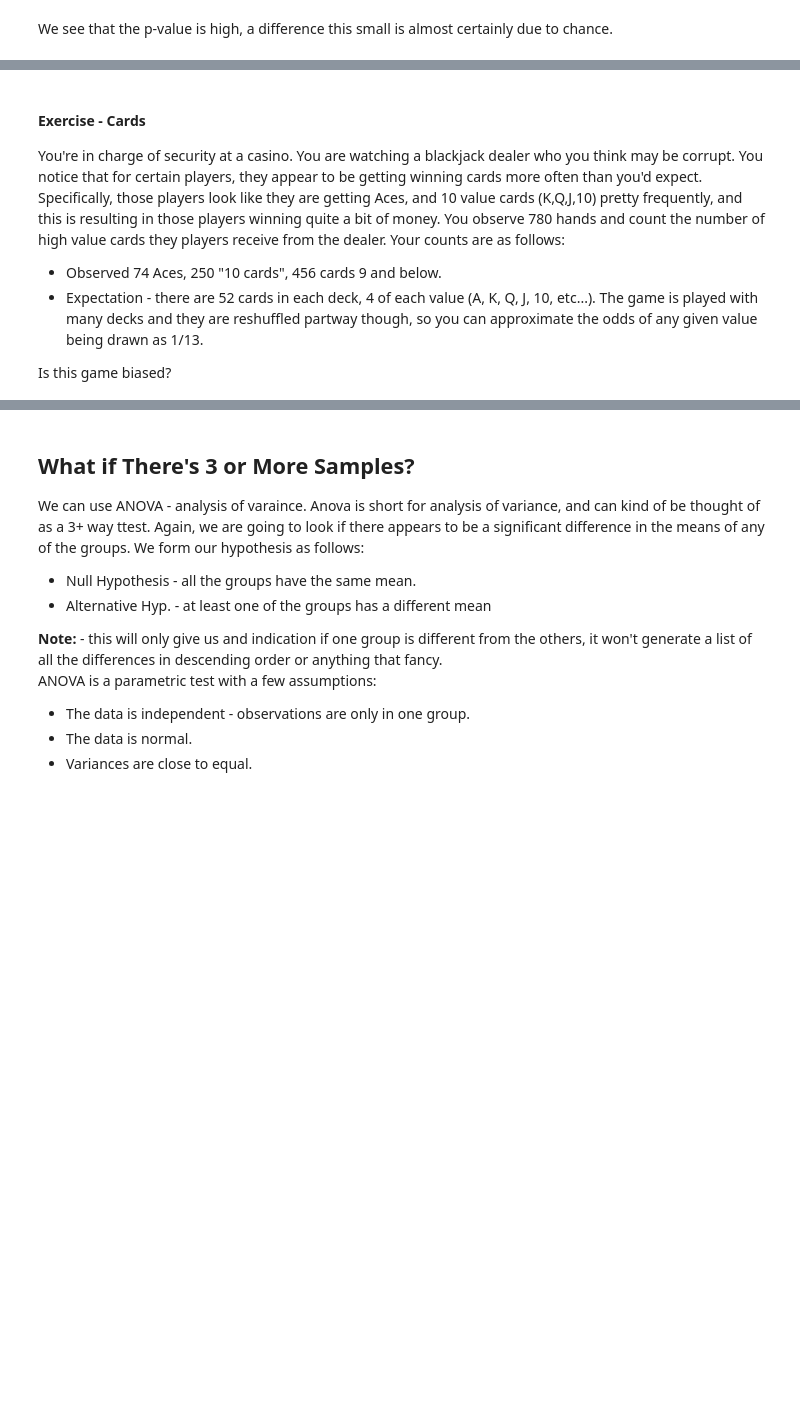
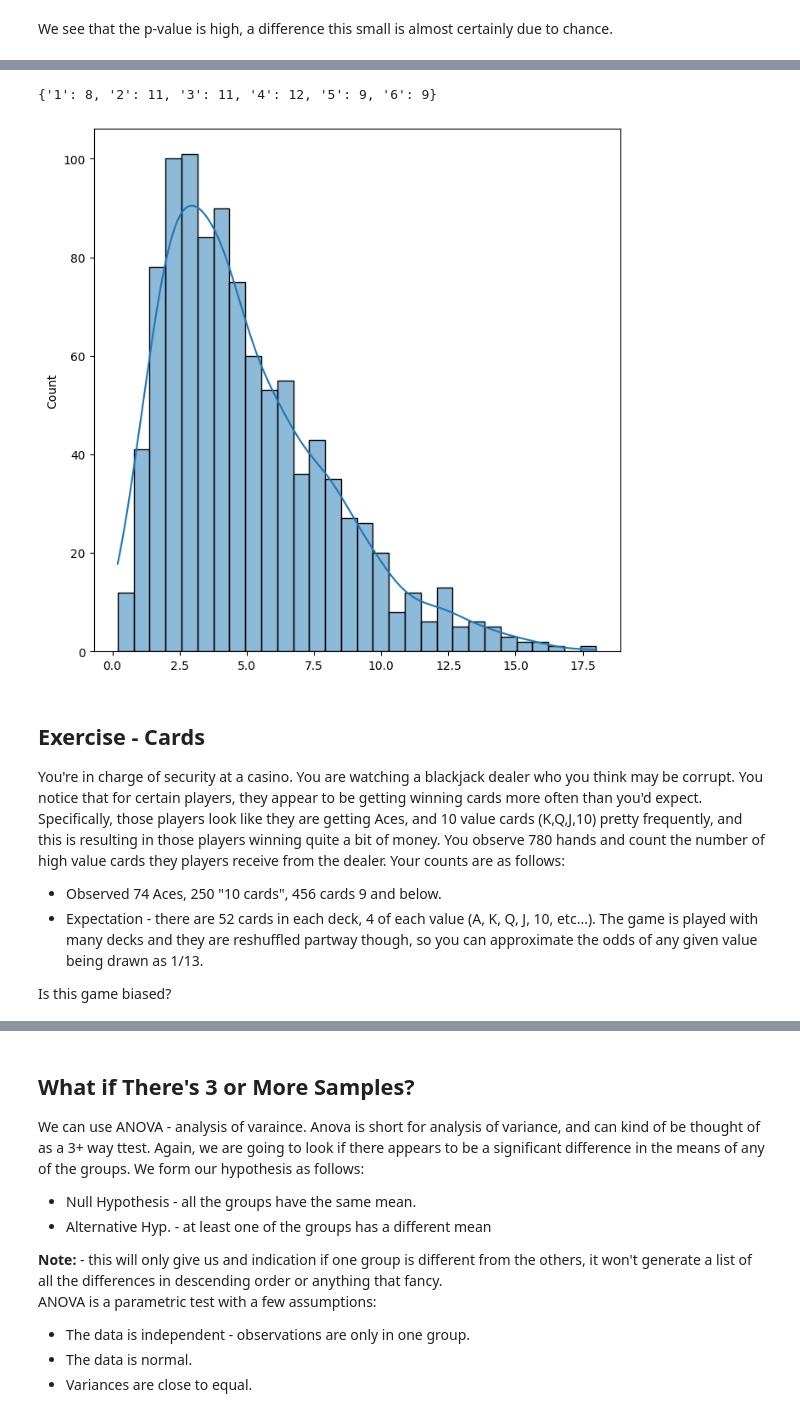
Before and after one commit to AkeemSemperDataScience/Basic_Stats_in_Python_Student_Repository, a Jupyter notebook: 017_Hypothesis_Test_2.ipynb, the cells around one changed output, grey strips where cells are left out. Cells and saved outputs as stored; diff of their text form; code cells hidden in the pictures; blank space fills up the shorter version.

```diff
--- a/017_Hypothesis_Test_2.ipynb
+++ b/017_Hypothesis_Test_2.ipynb
@@ -200,5 +209,33 @@ We see that the p-value is high, a difference this small is almost certainly due
+# %%
+def doRoll(sides=6):
+    side_rolled = np.random.randint(1, sides + 1)
+    return side_rolled
+def calc_chi2(observed, expected):
+    return np.sum((observed - expected) ** 2 / expected)
+
+trials = 1000
+rollsPerTrial = 60
+testStatistics = []
+for i in range(trials):
+    rollsByIndex = {"1": 0, "2": 0, "3": 0, "4": 0, "5": 0, "6": 0}
+    testStats = []
+    for j in range(rollsPerTrial):
+        roll = doRoll()
+        rollsByIndex[str(roll)] = rollsByIndex[str(roll)] + 1
+    for key in rollsByIndex:
+        obv = rollsByIndex[key]
+        exp = rollsPerTrial / 6
+        testStats.append((obv - exp) ** 2 / exp)
+    testStatistics.append(np.sum(testStats))
+
+sns.histplot(testStatistics, bins=30, kde=True)
+
+print(rollsByIndex)
+# %% [output]
+{'1': 8, '2': 11, '3': 11, '4': 12, '5': 9, '6': 9}
+[figure, added]
 # %% [markdown]
-#### Exercise - Cards
+## Exercise - Cards
 
 You're in charge of security at a casino. You are watching a blackjack dealer who you think may be corrupt. You notice that for certain players, they appear to be getting winning cards more often than you'd expect. Specifically, those players look like they are getting Aces, and 10 value cards (K,Q,J,10) pretty frequently, and this is resulting in those players winning quite a bit of money. You observe 780 hands and count the number of high value cards they players receive from the dealer. Your counts are as follows:
 <ul>
```
Also changed, not shown: parts of 16 cells of this notebook, 1 other file.
